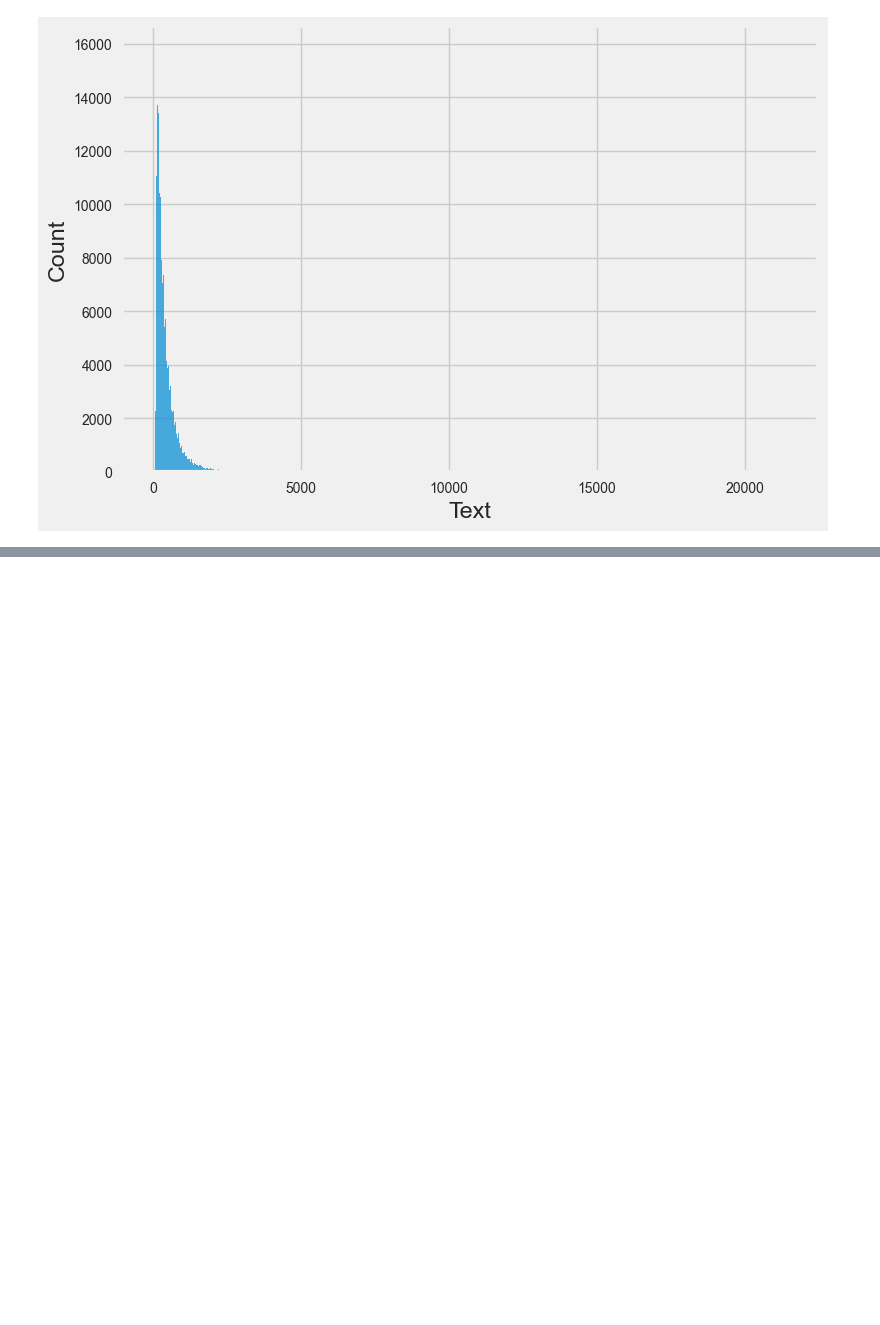
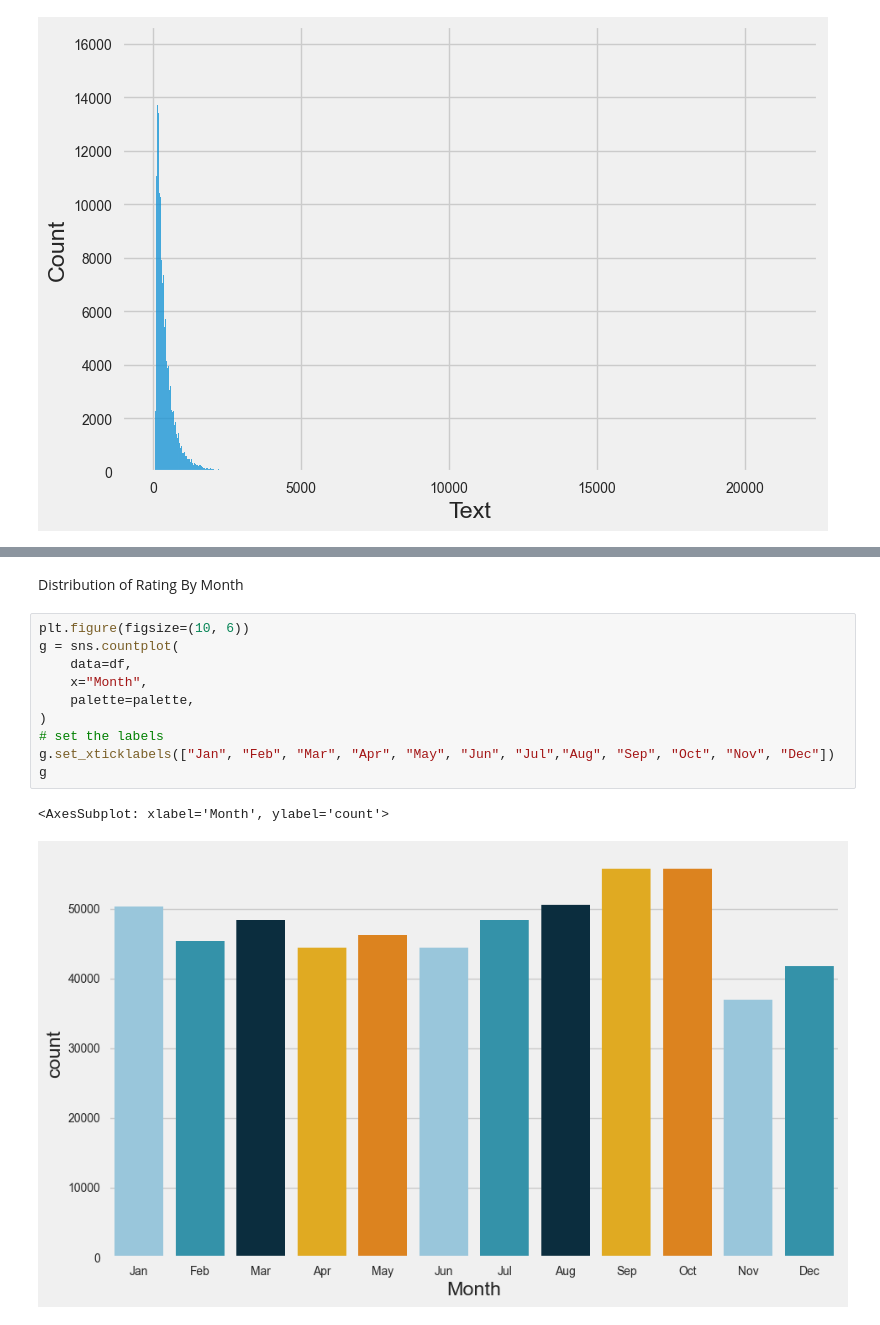
Before and after one commit to tinegaCollins/exp-w-sentiment-analysis-api, a Jupyter notebook: model/model.ipynb, the cells around one changed output, grey strips where cells are left out. Drawn from its saved outputs; the diff is of its cells as text; blank space fills up the shorter version.

```diff
--- a/model/model.ipynb
+++ b/model/model.ipynb
@@ -184,0 +209,15 @@ df['Text'].str.split().\
+# %% [markdown]
+Distribution of Rating By Month
+# %%
+plt.figure(figsize=(10, 6))
+g = sns.countplot(
+    data=df,
+    x="Month",
+    palette=palette,
+)
+# set the labels
+g.set_xticklabels(["Jan", "Feb", "Mar", "Apr", "May", "Jun", "Jul","Aug", "Sep", "Oct", "Nov", "Dec"])
+g
+# %% [output]
+<AxesSubplot: xlabel='Month', ylabel='count'>
+[figure, added]
```
Also changed, not shown: parts of 21 cells of this notebook.
